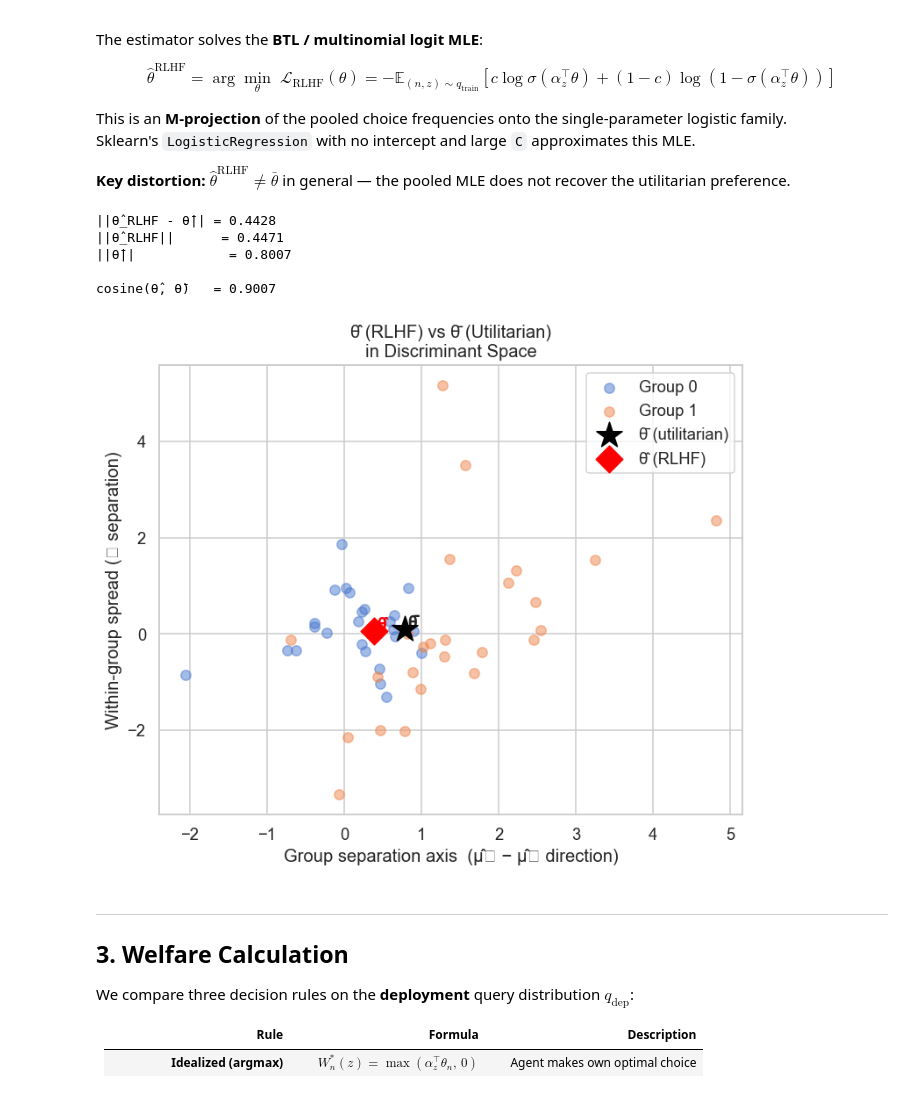
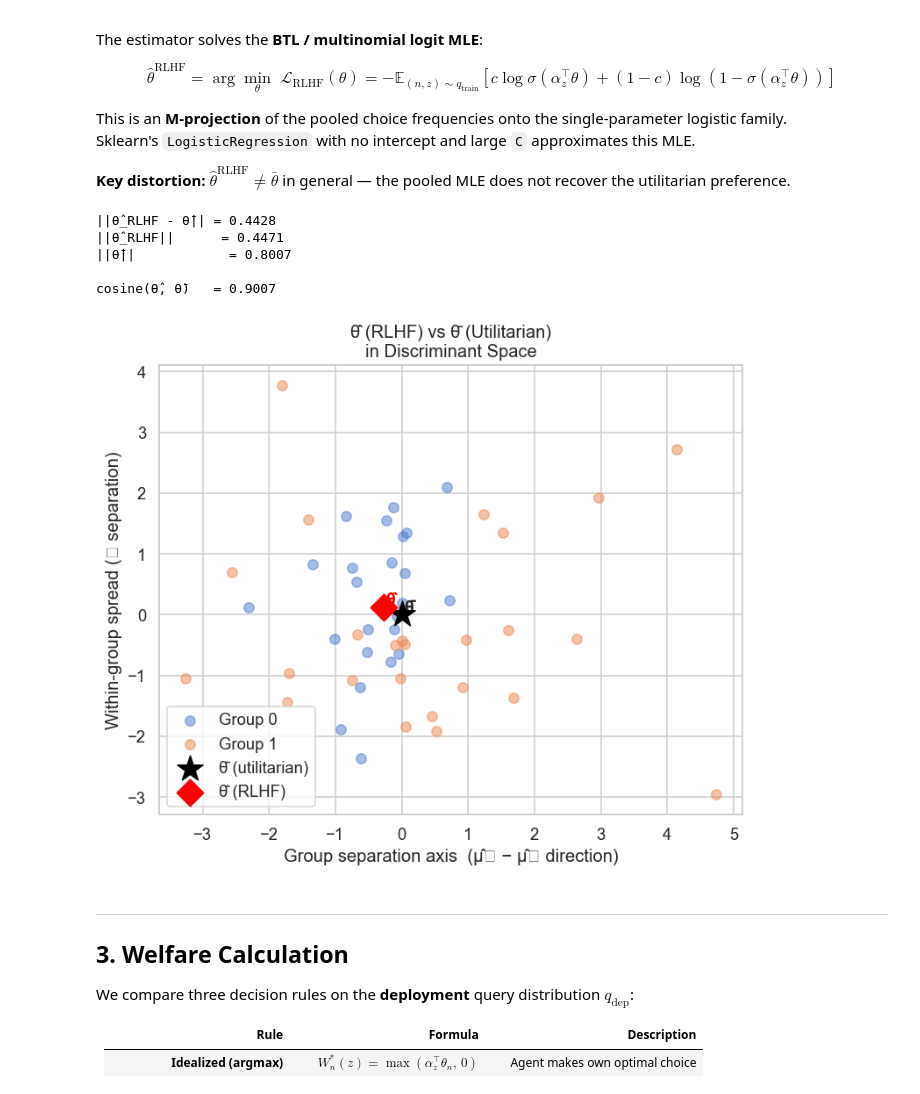
Before and after one commit to michelleeesi/hiddenstructure, a Jupyter notebook: rlhf_distortion_sim.ipynb, the cells around one changed output. Cells and saved outputs as stored; diff of their text form; code cells hidden in the pictures.

```diff
--- a/rlhf_distortion_sim.ipynb
+++ b/rlhf_distortion_sim.ipynb
@@ -57,6 +57,7 @@ except ImportError:
 
 sns.set_theme(style="whitegrid", palette="muted", font_scale=1.1)
 plt.rcParams["figure.dpi"] = 110
+colors = sns.color_palette("muted")
 # %% [markdown]
 ---
 ## 1. Data-Generating Process
@@ -352,35 +353,41 @@ print(f"||θ̂_RLHF - θ̄|| = {theta_dist:.4f}")
 print(f"||θ̂_RLHF||      = {np.linalg.norm(rlhf.theta_hat):.4f}")
 print(f"||θ̄||            = {np.linalg.norm(dgp.theta_bar):.4f}")
 print(f"\ncosine(θ̂, θ̄)   = {np.dot(rlhf.theta_hat, dgp.theta_bar) / (np.linalg.norm(rlhf.theta_hat) * np.linalg.norm(dgp.theta_bar)):.4f}")
+
+# ── PCA projection for visualization ────────────────────────────────────
+from sklearn.decomposition import PCA
+_pca = PCA(n_components=2).fit(dgp.theta)
+project_2d = _pca.transform
+theta_2d   = project_2d(dgp.theta)    # (N, 2)
 
 # ── Visualize θ̂ vs θ̄ in discriminant space ──────────────────────────────
 fig, ax = plt.subplots(figsize=(7, 6))
 for g in range(baseline_cfg.n_groups):
     mask = dgp.agent_groups == g
     ax.scatter(theta_2d[mask, 0], theta_2d[mask, 1],
                color=colors[g], label=f"Group {g}", alpha=0.5, s=55)
 
 th_2d = project_2d(rlhf.theta_hat[None, :])[0]
 tb_2d = project_2d(dgp.theta_bar[None, :])[0]
 
 ax.scatter(*tb_2d, marker='*', s=400, color='black', zorder=6, label='θ̄ (utilitarian)')
 ax.scatter(*th_2d, marker='D', s=200, color='red',   zorder=6, label='θ̂ (RLHF)')
 ax.annotate('θ̄', tb_2d + 0.03, fontsize=13, fontweight='bold')
 ax.annotate('θ̂', th_2d + 0.03, fontsize=13, color='red', fontweight='bold')
 
 ax.set_xlabel("Group separation axis  (μ̂₁ − μ̂₀ direction)")
 ax.set_ylabel("Within-group spread (⊥ separation)")
 ax.set_title("θ̂ (RLHF) vs θ̄ (Utilitarian)\nin Discriminant Space")
 ax.legend()
 plt.tight_layout()
 plt.show()
 # %% [output]
 ||θ̂_RLHF - θ̄|| = 0.4428
 ||θ̂_RLHF||      = 0.4471
 ||θ̄||            = 0.8007
 
 cosine(θ̂, θ̄)   = 0.9007
-[figure, old version]
+[figure, new version]
 # %% [markdown]
 ---
 ## 3. Welfare Calculation
```
Also changed, not shown: parts of 4 cells of this notebook.
